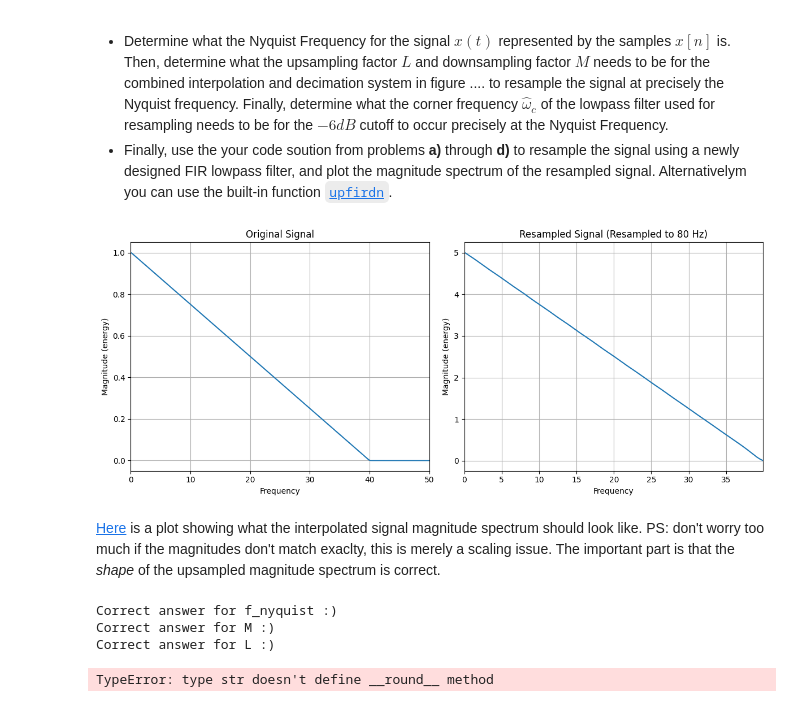
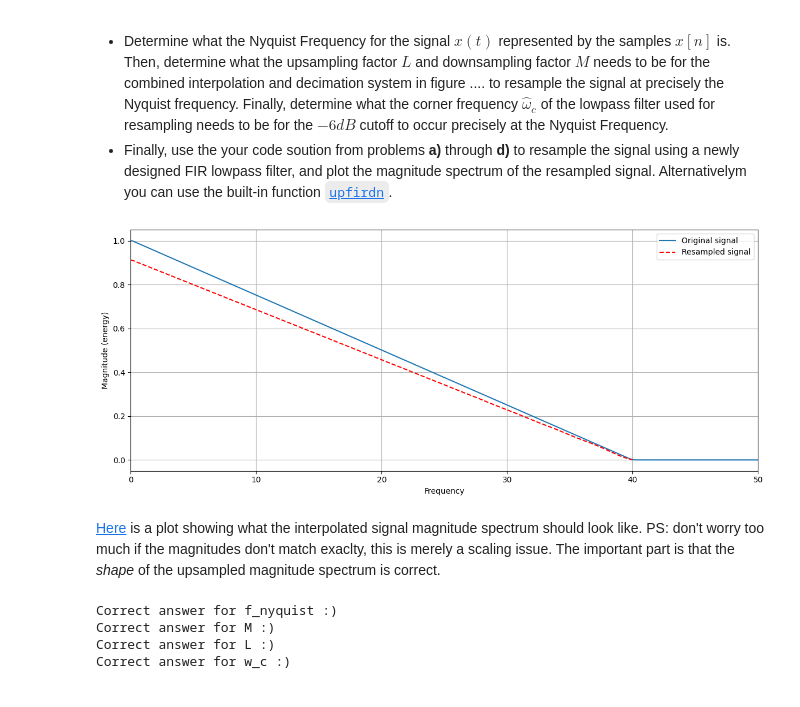
Before and after one commit to AndreFug/AIS2201, a Jupyter notebook: Exercise_10/1_Multirate_basics.ipynb, the cells around one changed output. Saved outputs shown, nothing was run; the diff lists cells and outputs as text; code cells hidden in the pictures.

```diff
--- a/Exercise_10/1_Multirate_basics.ipynb
+++ b/Exercise_10/1_Multirate_basics.ipynb
@@ -168,17 +168,16 @@ Now let's implement the second stage, where we use a filter to suppress the righ
 ## d)
 * Use the lowpass filter from problem **b)** to finish the interpolation process and produce a new upsampled digital signal $x_{\text{new}}[m] = x\left(m\cdot \frac{T_s}{2}\right)$. Show the magnitude spectrum of both the original signal $x[n]$, and the upsampled signal $x_{\text{new}}[m]$.
 # %%
-f_c = fs / 4
+f_c = 40
 filterCoefs = lowpassFilter(numtaps, f_c, fs=fs*2)
-x_new = np.zeros(len(x_n) * 2)
+x_new = np.zeros(len(x_n)*2)
 x_new[::2] = x_n * 2
 
-
+x_newFiltered = np.convolve(x_new, filterCoefs, mode='same')
 
 plt.figure(figsize=(12, 5))
 plt.magnitude_spectrum(x_n, Fs=fs, label="Original signal")
-plt.magnitude_spectrum(x_new, Fs=fs*2, linestyle="--", color="red", label="Upsampled signal (no filter)")
-plt.xlim(0, 50)
+plt.magnitude_spectrum(x_newFiltered, Fs=fs*2, linestyle="--", color="red", label="Upsampled signal ")
 plt.legend()
 plt.show()
 # %% [output]
@@ -203,52 +201,28 @@ The signal processing operations which accomplish this resampling can be divided
 # %%
 f_nyquist = "???"  # Nyquist Frequency
 M = "???"  # Downsampling factor
 L = "???" # Upsampling factor.
 w_c =  "???" # -6dB cutoff frequency for resampling filter
 # WRITE YOUR CODE IN THIS CELL:
 
-f_nyquist = 40
-M = 5
+f_nyquist = 40 # can se this from the magnitude spectrum of x_n
+M = 5  # Hand calculation to find
 L = 4
-f_c = 40
+w_c = np.pi/5
 
-fs_up = fs * L
-omega_c = 2 * np.pi * (f_c / fs_up)
+fs_new = f_nyquist * 2
+bands = [0, f_c - 5 / 2, f_c + 5 / 2, 400 / 2]
+firFilter = sig.remez(numtaps, bands, [1, 0], fs=fs*L)
+x_new = sig.upfirdn(firFilter, x_n, up=L, down=M)
+x_new *= L
 
-n = np.arange(numtaps) - (numtaps - 1) / 2
-
-h_ideal = np.sinc(2 * f_c * (n / fs_up))
-
-window = np.hamming(numtaps)
-filterCoefs = h_ideal * window
-
-filterCoefs *= L
-
-x_up = np.zeros(len(x_n) * L)
-x_up[::L] = x_n
-
-filtered_signal = np.convolve(x_up, filterCoefs, mode='same')
-
-x_new = filtered_signal[::M]
-
-# New sampling frequency
-fs_new = fs * L / M  # 80 Hz
-
-# Plot
 plt.figure(figsize=(12, 5))
-
-plt.subplot(1, 2, 1)
-plt.magnitude_spectrum(x_n, Fs=fs)
-plt.title("Original Signal")
-
-plt.subplot(1, 2, 2)
-plt.magnitude_spectrum(x_new, Fs=fs_new)
-plt.title("Resampled Signal (Resampled to 80 Hz)")
-
-plt.tight_layout()
+plt.magnitude_spectrum(x_n, Fs=fs, label="Original signal")
+plt.magnitude_spectrum(x_new, Fs=(fs * L) / M, linestyle="--", color="red", label="Resampled signal")
+plt.legend()
 plt.show()
 # %% [output]
-[figure, old version]
+[figure, new version]
 # %% [markdown]
 [Here](figures/task1e_lf.png) is a plot showing what the interpolated signal magnitude spectrum should look like. PS: don't worry too much if the magnitudes don't match exaclty, this is merely a scaling issue. The important part is that the *shape* of the upsampled magnitude spectrum is correct.
 # %%
@@ -261,4 +235,4 @@ assert sha1(str(round(w_c, 5)).encode('utf-8')+b'7da52').hexdigest() == '54901ac
 Correct answer for f_nyquist :)
 Correct answer for M :)
 Correct answer for L :)
+Correct answer for w_c :)
-TypeError: type str doesn't define __round__ method
```
Also changed, not shown: parts of 2 cells of this notebook, 4 other files.
